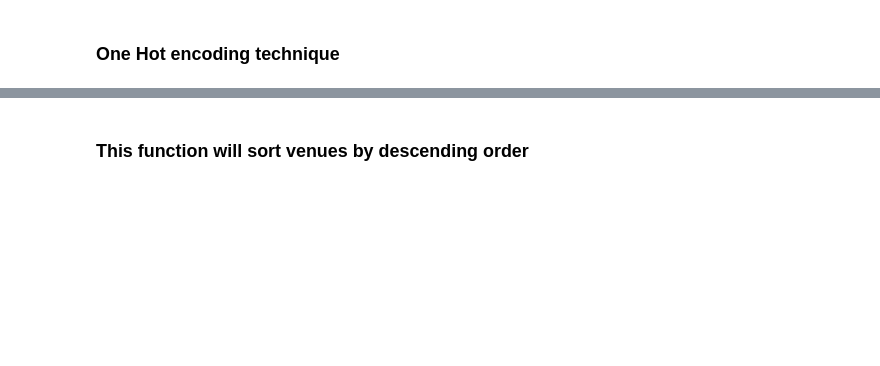
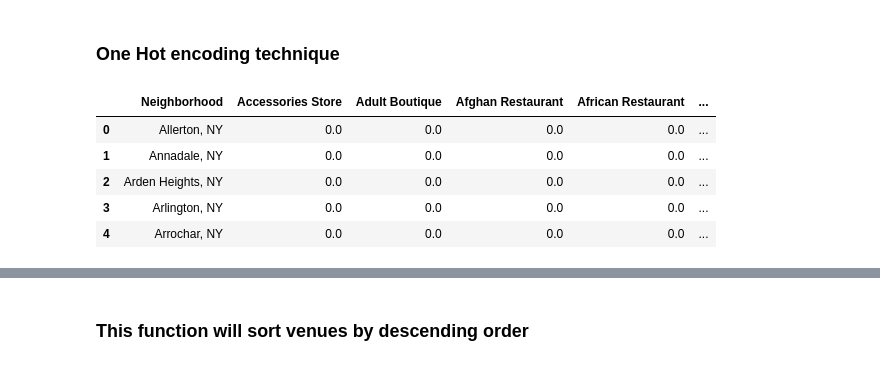
Before and after one commit to johndamaro/Coursera_Capstone, a Jupyter notebook: perfectfit.ipynb, the cells around one changed output, grey strips where cells are left out. Saved outputs shown, nothing was run; the diff lists cells and outputs as text; code cells hidden in the pictures; blank space fills up the shorter version.

```diff
--- a/perfectfit.ipynb
+++ b/perfectfit.ipynb
@@ -411,15 +466,21 @@ chi_venues.head()
 # %%
 # one hot encoding
 nyc_onehot = pd.get_dummies(nyc_venues[['Venue Category']], prefix="", prefix_sep="")
 
 # add neighborhood column back to dataframe
 nyc_onehot['Neighborhood'] = nyc_venues['Neighborhood'] + ", NY"
 
-# move neighborhood column to the first column
-fixed_columns = [nyc_onehot.loc[:, "Neightborhoods"]] + list(nyc_onehot.columns[:-1])
-nyc_onehot = nyc_onehot[fixed_columns]
+# rows by neighborhood and by taking the mean of the frequency of occurrence of each category
 
-nyc_onehot.head()
+nyc_grouped = nyc_onehot.groupby('Neighborhood').mean().reset_index()
+nyc_grouped.head()
+# %% [output]
+|  | Neighborhood | Accessories Store | Adult Boutique | Afghan Restaurant | African Restaurant | ... |
+| 0 | Allerton, NY | 0.0 | 0.0 | 0.0 | 0.0 | ... |
+| 1 | Annadale, NY | 0.0 | 0.0 | 0.0 | 0.0 | ... |
+| 2 | Arden Heights, NY | 0.0 | 0.0 | 0.0 | 0.0 | ... |
+| 3 | Arlington, NY | 0.0 | 0.0 | 0.0 | 0.0 | ... |
+| 4 | Arrochar, NY | 0.0 | 0.0 | 0.0 | 0.0 | ... |
 # %%
 # one hot encoding
 bos_onehot = pd.get_dummies(bos_venues[['Venue Category']], prefix="", prefix_sep="")
```
Also changed, not shown: parts of 14 cells of this notebook.
